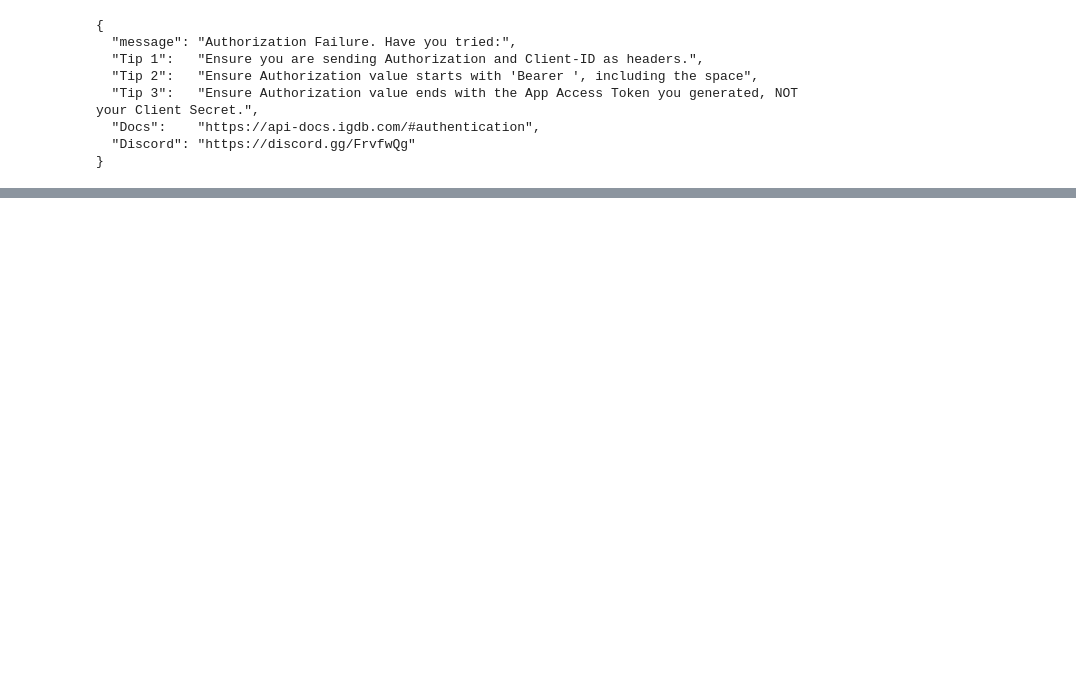
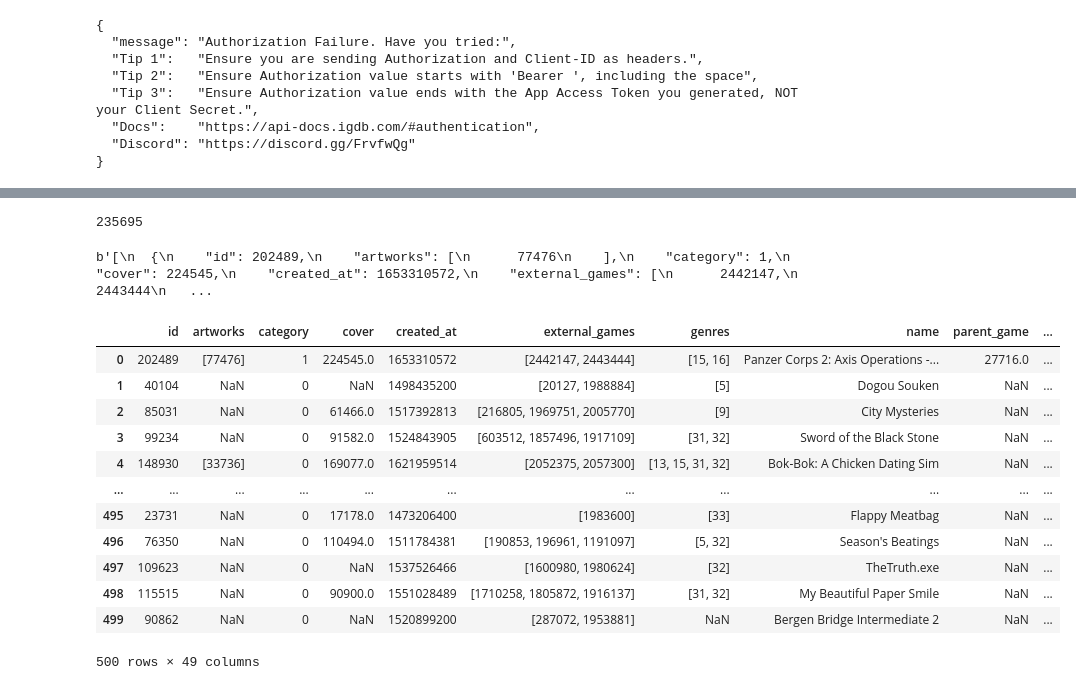
Before and after one commit to MrEnigmamgine/Videogame-Capstone_fork, a Jupyter notebook: jarrid_workbook.ipynb, the cells around one changed output, grey strips where cells are left out. Cells and saved outputs as stored; diff of their text form; code cells hidden in the pictures; blank space fills up the shorter version.

```diff
--- a/jarrid_workbook.ipynb
+++ b/jarrid_workbook.ipynb
@@ -99,0 +122,49 @@ if headers["Authorization"] == "token " or headers["User-Agent"] == "":
+# %%
+wrapper = IGDBWrapper(f'{Client_ID}', f'{access_token}')
+# %%
+'''With a wrapper instance already created'''
+# JSON API request
+byte_array = wrapper.api_request(
+            'games',
+            'fields *; limit 500;'
+          )
+# parse into JSON however you like...
+
+# Protobuf API request
+from igdb.igdbapi_pb2 import GameResult
+byte_array = wrapper.api_request(
+            'games.pb', # Note the '.pb' suffix at the endpoint
+            'fields *; limit 500;'
+          )
+games_message = GameResult()
+games_message.ParseFromString(byte_array) # Fills the protobuf message object with the response
+# %% [output]
+235695
+# %%
+byte_array = wrapper.api_request(
+            'games',
+            'fields *; limit 500;'
+          )
+# %%
+byte_array
+# %% [output]
+b'[\n  {\n    "id": 202489,\n    "artworks": [\n      77476\n    ],\n    "category": 1,\n    "cover": 224545,\n    "created_at": 1653310572,\n    "external_games": [\n      2442147,\n      2443444\n   ...
+# %%
+import json
+y = json.loads(byte_array)
+# %%
+pd.DataFrame(y)
+# %% [output]
+|  | id | artworks | category | cover | created_at | external_games | genres | name | parent_game | ... |
+| 0 | 202489 | [77476] | 1 | 224545.0 | 1653310572 | [2442147, 2443444] | [15, 16] | Panzer Corps 2: Axis Operations -... | 27716.0 | ... |
+| 1 | 40104 | NaN | 0 | NaN | 1498435200 | [20127, 1988884] | [5] | Dogou Souken | NaN | ... |
+| 2 | 85031 | NaN | 0 | 61466.0 | 1517392813 | [216805, 1969751, 2005770] | [9] | City Mysteries | NaN | ... |
+| 3 | 99234 | NaN | 0 | 91582.0 | 1524843905 | [603512, 1857496, 1917109] | [31, 32] | Sword of the Black Stone | NaN | ... |
+| 4 | 148930 | [33736] | 0 | 169077.0 | 1621959514 | [2052375, 2057300] | [13, 15, 31, 32] | Bok-Bok: A Chicken Dating Sim | NaN | ... |
+| ... | ... | ... | ... | ... | ... | ... | ... | ... | ... | ... |
+| 495 | 23731 | NaN | 0 | 17178.0 | 1473206400 | [1983600] | [33] | Flappy Meatbag | NaN | ... |
+| 496 | 76350 | NaN | 0 | 110494.0 | 1511784381 | [190853, 196961, 1191097] | [5, 32] | Season's Beatings | NaN | ... |
+| 497 | 109623 | NaN | 0 | NaN | 1537526466 | [1600980, 1980624] | [32] | TheTruth.exe | NaN | ... |
+| 498 | 115515 | NaN | 0 | 90900.0 | 1551028489 | [1710258, 1805872, 1916137] | [31, 32] | My Beautiful Paper Smile | NaN | ... |
+| 499 | 90862 | NaN | 0 | NaN | 1520899200 | [287072, 1953881] | NaN | Bergen Bridge Intermediate 2 | NaN | ... |
+500 rows × 49 columns
```
Also changed, not shown: parts of 30 cells of this notebook.
